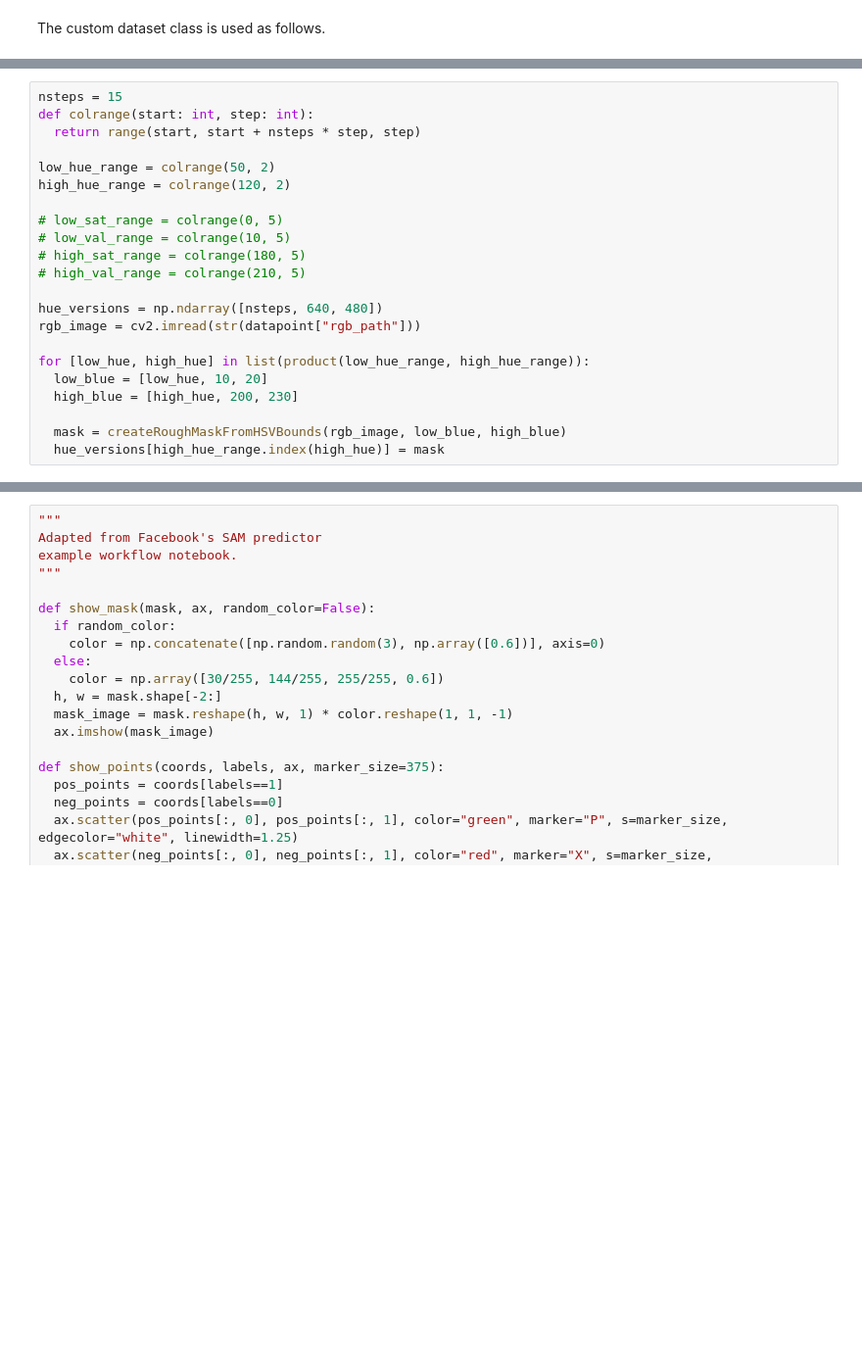
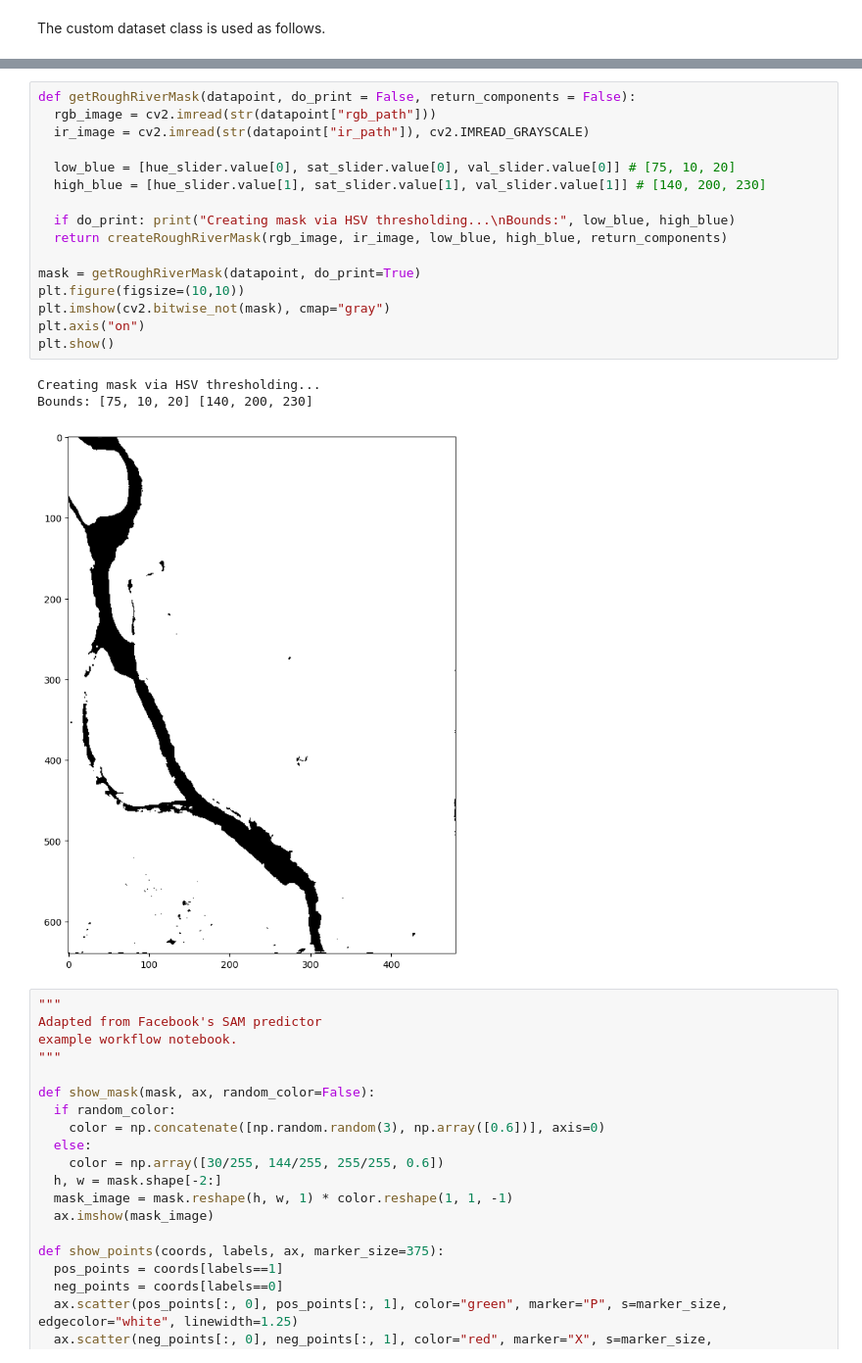
Before and after one commit to StefanTodoran/elwha-segmentation, a Jupyter notebook: book/chapters/masking.ipynb, the cells around one changed output, grey strips where cells are left out. Shown at 98% size. Saved outputs shown, nothing was run; the diff lists cells and outputs as text; blank space fills up the shorter version.

```diff
--- a/book/chapters/masking.ipynb
+++ b/book/chapters/masking.ipynb
@@ -292,22 +295,0 @@ def createRoughRiverMask(datapoint):
-# %%
-nsteps = 15
-def colrange(start: int, step: int):
-  return range(start, start + nsteps * step, step)
-
-low_hue_range = colrange(50, 2)
-high_hue_range = colrange(120, 2)
-
-# low_sat_range = colrange(0, 5)
-# low_val_range = colrange(10, 5)
-# high_sat_range = colrange(180, 5)
-# high_val_range = colrange(210, 5)
-
-hue_versions = np.ndarray([nsteps, 640, 480])
-rgb_image = cv2.imread(str(datapoint["rgb_path"]))
-
-for [low_hue, high_hue] in list(product(low_hue_range, high_hue_range)):
-  low_blue = [low_hue, 10, 20]
-  high_blue = [high_hue, 200, 230]
-
-  mask = createRoughMaskFromHSVBounds(rgb_image, low_blue, high_blue)
-  hue_versions[high_hue_range.index(high_hue)] = mask
@@ -371,3 +342,23 @@ plt.show()
+# %%
+def getRoughRiverMask(datapoint, do_print = False, return_components = False):
+  rgb_image = cv2.imread(str(datapoint["rgb_path"]))
+  ir_image = cv2.imread(str(datapoint["ir_path"]), cv2.IMREAD_GRAYSCALE)
+
+  low_blue = [hue_slider.value[0], sat_slider.value[0], val_slider.value[0]] # [75, 10, 20]
+  high_blue = [hue_slider.value[1], sat_slider.value[1], val_slider.value[1]] # [140, 200, 230]
+
+  if do_print: print("Creating mask via HSV thresholding...\nBounds:", low_blue, high_blue)
+  return createRoughRiverMask(rgb_image, ir_image, low_blue, high_blue, return_components)
+
+mask = getRoughRiverMask(datapoint, do_print=True)
+plt.figure(figsize=(10,10))
+plt.imshow(cv2.bitwise_not(mask), cmap="gray")
+plt.axis("on")
+plt.show()
+# %% [output]
+Creating mask via HSV thresholding...
+Bounds: [75, 10, 20] [140, 200, 230]
+[figure, added]
 # %%
 """
 Adapted from Facebook's SAM predictor
```
Also changed, not shown: parts of 27 cells of this notebook.
